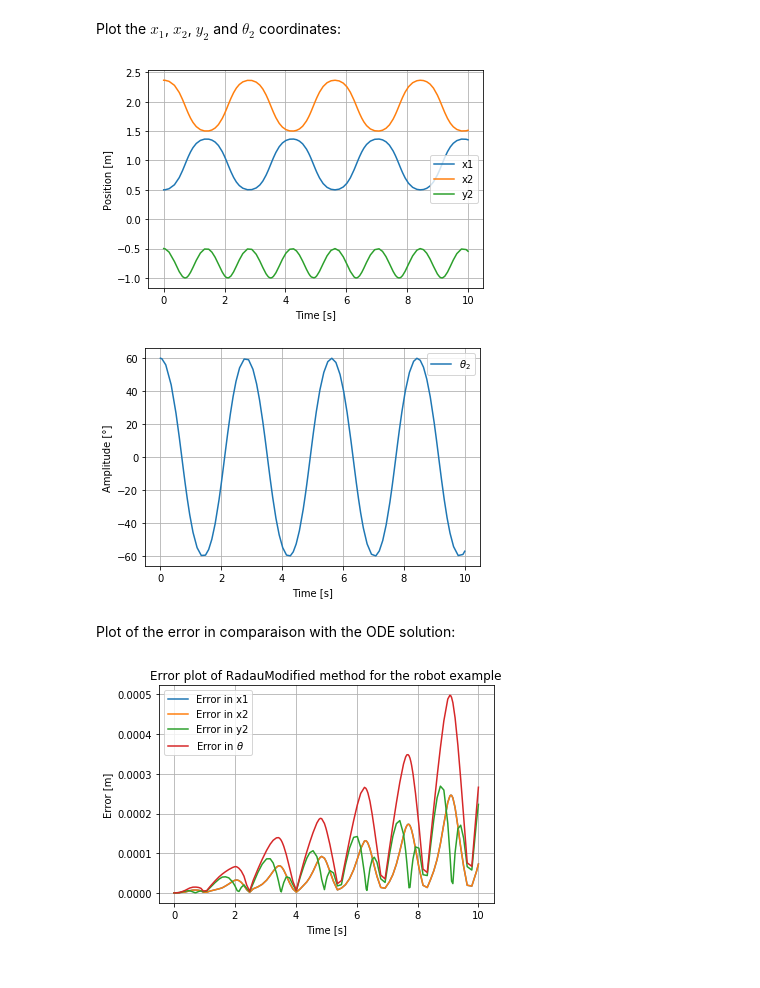
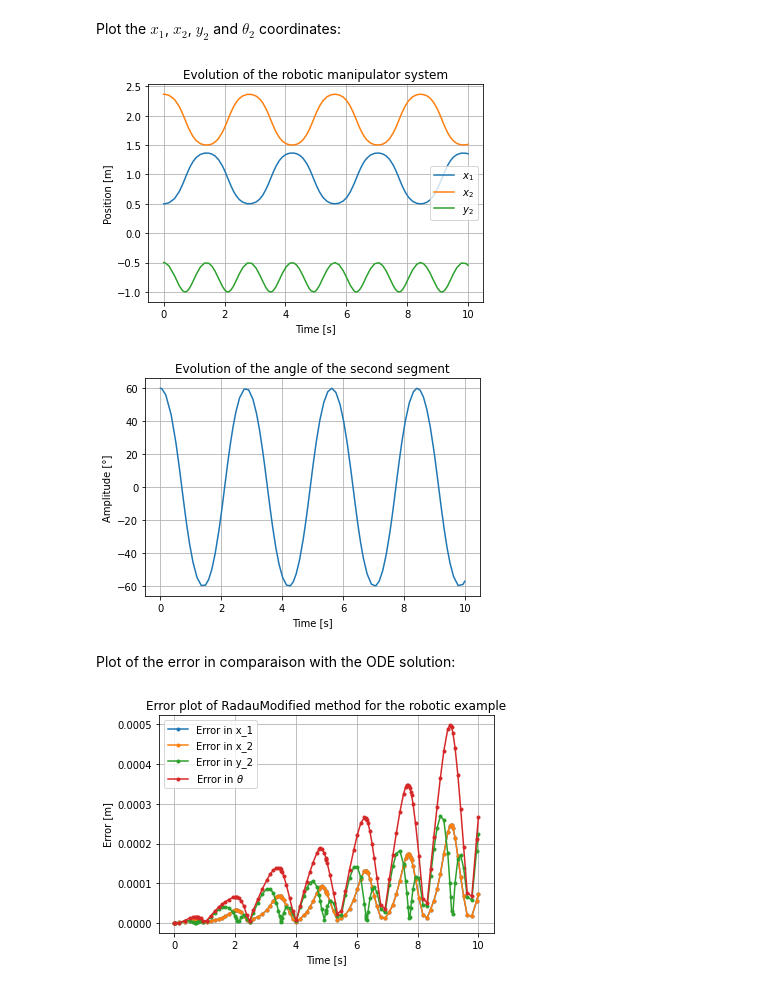
Before and after one commit to ocheffert/Notebooks---Master-thesis, a Jupyter notebook: robot.ipynb, the cells around one changed output. Saved outputs shown, nothing was run; the diff lists cells and outputs as text; code cells hidden in the pictures.

```diff
--- a/robot.ipynb
+++ b/robot.ipynb
@@ -285,41 +278,42 @@ t_ODE,x1_ODE,x2_ODE,y2_ODE, theta_ODE = solve_ODE()
 Plot the $x_1$, $x_2$, $y_2$ and $\theta_2$ coordinates:
 # %%
 plt.figure()
-plt.plot(t, x1, label="x1")
-plt.plot(t, x2, label="x2")
-plt.plot(t, y2, label="y2")
+plt.plot(t, x1, label="$x_1$")
+plt.plot(t, x2, label="$x_2$")
+plt.plot(t, y2, label="$y_2$")
 plt.xlabel("Time [s]")
 plt.ylabel("Position [m]")
+plt.title("Evolution of the robotic manipulator system")
 plt.grid()
 plt.legend()
 plt.show()
 # %% [output]
-[figure, old version]
+[figure, new version]
 # %%
 plt.figure()
 plt.plot(t, theta*360/(2*np.pi), label=r"$\theta_2$")
 plt.xlabel("Time [s]")
 plt.ylabel("Amplitude [°]")
+plt.title("Evolution of the angle of the second segment")
 plt.grid()
-plt.legend()
 plt.show()
 # %% [output]
-[figure, old version]
+[figure, new version]
 # %% [markdown]
 Plot of the error in comparaison with the ODE solution:
 # %%
 plt.figure()
-plt.plot(sol.t, abs(x1 - x1_ODE), ".-", label='Error in x1')
-plt.plot(sol.t, abs(x2 - x2_ODE), ".-", label='Error in x2')
-plt.plot(sol.t, abs(y2 - y2_ODE), ".-", label='Error in y2')
-plt.plot(sol.t, abs(theta - theta_ODE), label=r'Error in $\theta$')
+plt.plot(sol.t, abs(x1 - x1_ODE), ".-", label='Error in x_1')
+plt.plot(sol.t, abs(x2 - x2_ODE), ".-", label='Error in x_2')
+plt.plot(sol.t, abs(y2 - y2_ODE), ".-", label='Error in y_2')
+plt.plot(sol.t, abs(theta - theta_ODE), ".-", label=r'Error in $\theta$')
 plt.plot()
 plt.title(
-    f'Error plot of {kwargs["method"].__name__} method for the robot example')
+    f'Error plot of {kwargs["method"].__name__} method for the robotic example')
 plt.xlabel('Time [s]')
 plt.ylabel('Error [m]')
 plt.grid()
 plt.legend()
 plt.show()
 # %% [output]
-[figure, old version]
+[figure, new version]
```
Also changed, not shown: parts of 2 cells of this notebook, 4 other files.
